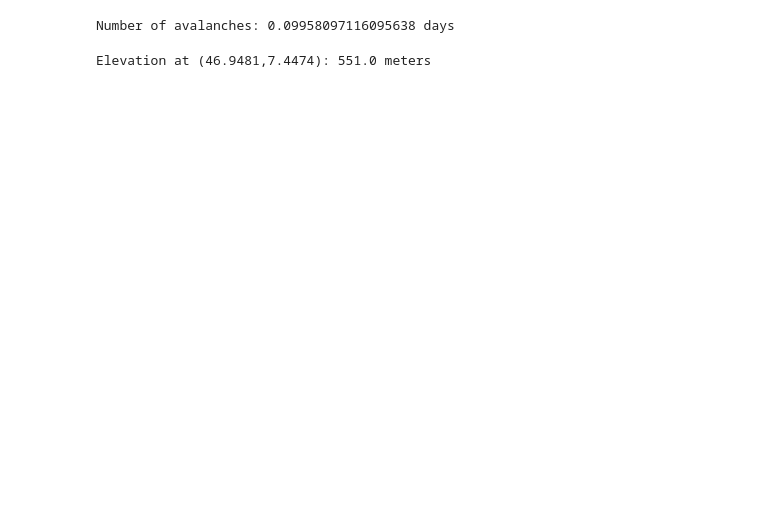
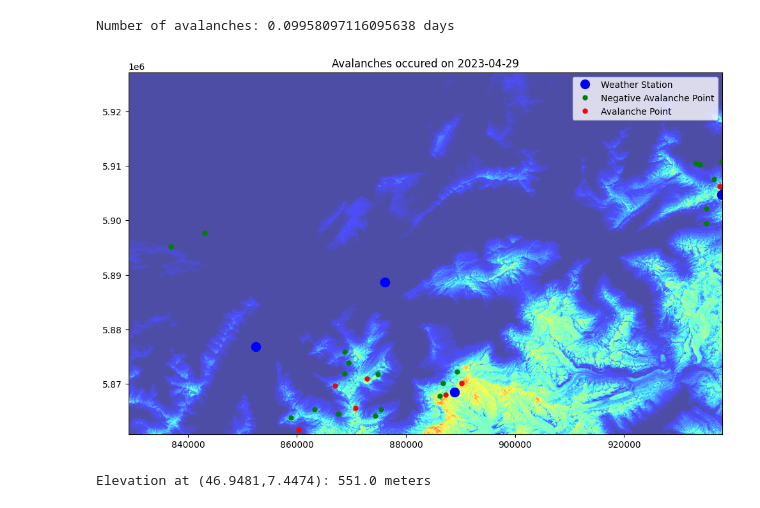
Before and after one commit to IlyaYakushevskiy/avalanche_sat, a Jupyter notebook: Sat Data/prepare_sat_ds.ipynb, the cells around one changed output. Cells and saved outputs as stored; diff of their text form; code cells hidden in the pictures; blank space fills up the shorter version.

```diff
--- a/Sat Data/prepare_sat_ds.ipynb
+++ b/Sat Data/prepare_sat_ds.ipynb
@@ -571,7 +711,7 @@ for _, row in stations_in_bounds.iterrows():
 ###MATCH DATA FROM CLOTHEST STATION (1-5KM range )
 import numpy as np
 brz_data = pd.read_csv('./meteoswiss_data/ogd-smn_brz_h_historical_2020-2029.csv', sep=';')
-
+new_df = new_df.copy()
 
 
 new_df['closest_station'] = None
@@ -674,6 +824,70 @@ no_avalanches = df3.shape[0] - avalanche_day
 print(f"Number of avalanches: {ava_days/(no_avalanches+ava_days)} days")
 # %% [output]
 Number of avalanches: 0.09958097116095638 days
+# %%
+### Visulaze stations on top of the map
+
+###plot avalanches on day 2023-04-01 from new_df
+new_df = pd.read_csv('avalanche_sat+weather_all.csv')
+import matplotlib.pyplot as plt
+from rasterio.plot import show  # Correct way to plot raster data
+import rasterio
+from pyproj import Transformer
+
+tif_path = tif_path_from_date('2023-04-29')
+transformer = Transformer.from_crs("EPSG:4326", "EPSG:3857", always_xy=True)
+date = '2023-04-29'
+
+with rasterio.open(tif_path) as src:
+    band = src.read(1)
+    transform = src.transform  # Affine transform for pixel <-> world coords
+
+    fig, ax = plt.subplots(figsize=(10, 10))
+
+    # Plot the raster correctly using rasterio.plot.show
+    show(band, transform=transform, cmap='jet', ax=ax, alpha=0.7)
+
+    ax.set_title('Avalanches occured on ' + date)
+
+
+    # Plot avalanche points
+    for _, row in new_df.iterrows():
+        if date in row['trigger_date_time']:
+            lon = row['lon']
+            lat = row['lat']
+            station_code = row['closest_station']
+            # Get station coordinates
+            station_lon = stations[station_code][0]
+            station_lat = stations[station_code][1]
+            # Convert to EPSG:3857
+            station_x_3857, station_y_3857 = transformer.transform(station_lon, station_lat)
+            is_avalanche = row['Avalanche Event']
+
+            if is_avalanche == 1:
+
+                x_3857, y_3857 = transformer.transform(lon, lat)
+
+                ax.plot(x_3857, y_3857, 'ro', markersize=5, label='Avalanche Point')
+                ax.plot(station_x_3857, station_y_3857, 'bo', markersize=10, label='Weather Station')
+
+
+            else:
+                x_3857, y_3857 = transformer.transform(lon, lat)
+
+                ax.plot(x_3857, y_3857, 'go', markersize=5, label='Negative Avalanche Point')
+
+    # Optional: display all labels on the legend
+    handles, labels = ax.get_legend_handles_labels()
+    unique_labels = set(labels)
+    unique_handles = [handles[labels.index(label)] for label in unique_labels]
+    ax.legend(unique_handles, unique_labels, loc='upper right')
+
+
+
+plt.tight_layout()
+plt.show()
+# %% [output]
+[figure, added]
 # %%
 # %% [output]
 Elevation at (46.9481,7.4474): 551.0 meters
```
Also changed, not shown: parts of 19 cells of this notebook, 7 other files.
